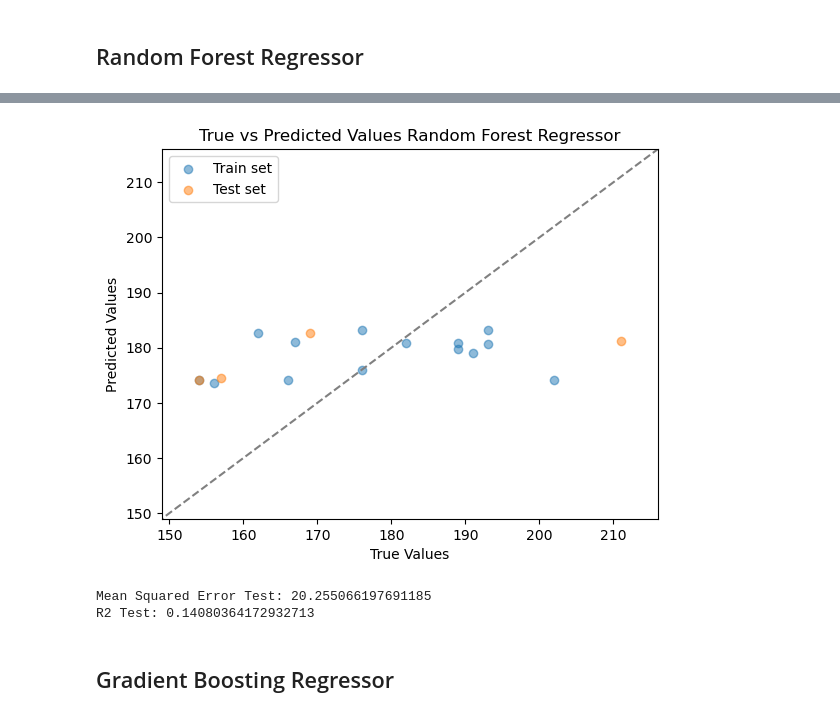
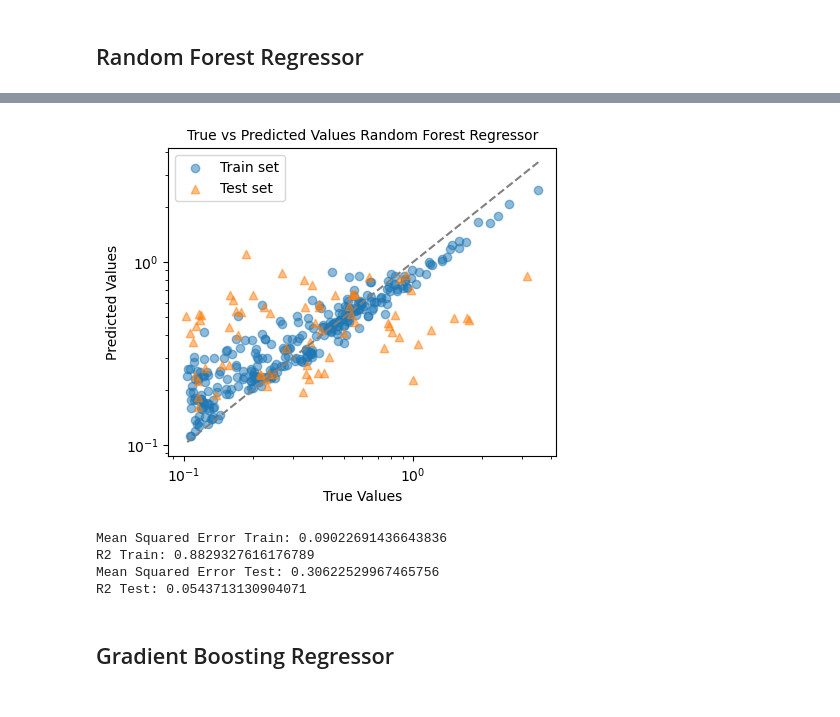
Before and after one commit to krisvals/FYS4155_Projects, a Jupyter notebook: Project3/Regression.ipynb, the cells around one changed output, grey strips where cells are left out. Cells and saved outputs as stored; diff of their text form; code cells hidden in the pictures.

```diff
--- a/Project3/Regression.ipynb
+++ b/Project3/Regression.ipynb
@@ -61,50 +84,78 @@ plt.show()
 # %%
 # Plotting the results
 def plot_true_vs_predicted(y_true, y_pred, set_name, label):
-    plt.scatter(y_true, y_pred, alpha=0.5, label=f'{label} set')
-    plt.title('True vs Predicted Values ' + f'{set_name}')
+    if str(label) == 'Train':
+        plt.scatter(y_true, y_pred, alpha=0.5, label=f'{label} set')
+    else:
+        plt.scatter(y_true, y_pred, alpha=0.5, label=f'{label} set', marker = '^')
+    plt.title('True vs Predicted Values ' + f'{set_name}', fontsize = 10)
     plt.xlabel('True Values')
     plt.ylabel('Predicted Values')
+    plt.xscale('log')
+    plt.yscale('log')
 
     # Plot a diagonal line where y_pred equals y_true
     line = np.linspace(min(min(y_true), min(y_pred)), max(max(y_true), max(y_pred)), 100)
     if str(label) == 'Train':
         plt.plot(line, line, color='grey', linestyle='--')
-    plt.xlim(min(min(y_true)-5, min(y_pred)-5), max(max(y_true)+5, max(y_pred)+5))
-    plt.ylim(min(min(y_true)-5, min(y_pred)-5), max(max(y_true)+5, max(y_pred)+5))
+    #plt.xlim(min(min(y_true)-0.1, min(y_pred)-0.1), max(max(y_true)+0.1, max(y_pred)+0.1))
+    #plt.ylim(min(min(y_true)-0.1, min(y_pred)-0.1), max(max(y_true)+0.1, max(y_pred)+0.1))
     plt.legend()
 # %% [markdown]
 ## Random Forest Regressor
 # %%
 def RFR(n_estimators, max_depth):
-
     model = RandomForestRegressor(random_state=1)
+    '''
+    Random forest regressor. Consists of a number of classifying decision trees.
+    Default parameters: n_estimators=100, *, criterion='squared_error', max_depth=None, min_samples_split=2, min_samples_leaf=1,
+    min_weight_fraction_leaf=0.0, max_features=1.0, max_leaf_nodes=None, min_impurity_decrease=0.0, bootstrap=True,
+    oob_score=False, n_jobs=None, random_state=None, verbose=0, warm_start=False, ccp_alpha=0.0, max_samples=None.
+    '''
+    n_features = 5
 
     # Grid-search
     search_space = {
-        "n_estimators": n_estimators,
-        "max_depth": max_depth,
-        "min_samples_split": [2, 5, 10],
-        "min_samples_leaf": [1, 2, 4]
+        "n_estimators": n_estimators, # Number of trees in the forest
+        "max_depth": max_depth, # Max depth of the tree
+        "min_samples_split": [2], # Min number of samples required to split an internal node
+        "min_samples_leaf": [1], # Min number of samples required to be at a leaf node
+        "max_features": ['log2'] # Number of features to consider when looking for the best split. Regresion: log2(n_features)
     }
 
-    GS = GridSearchCV(estimator=model,param_grid=search_space,scoring=["r2","neg_root_mean_squared_error"],
+    GridSearch = True
+    if GridSearch == True:
+        GS = GridSearchCV(estimator=model, param_grid=search_space, scoring=["r2","neg_root_mean_squared_error"],
                       refit="r2",cv=5,verbose=4)
-    GS.fit(X_train_scaled,y_train)
-    best_model = GS.best_estimator_
+        GS.fit(X_train,y_train)
+        best_model = GS.best_estimator_
+    else:
+        RS = RandomizedSearchCV(estimator=model, param_distributions=search_space, n_iter=100,
+                        scoring=["r2", "neg_root_mean_squared_error"], refit="r2", cv=5, verbose=4)
+        RS.fit(X_train,y_train)
+        best_model = RS.best_estimator_
+
+    print(best_model) #See which model was best
     y_pred_train = best_model.predict(X_train)
     y_pred_test = best_model.predict(X_test)
 
     # Plotting the results
+    fig = plt.figure(figsize=(5,4))
     plot_true_vs_predicted(y_train, y_pred_train, "Random Forest Regressor", label="Train")
     plot_true_vs_predicted(y_test, y_pred_test, "Random Forest Regressor", label="Test")
+    plt.savefig('RFR.pdf', format='pdf', bbox_inches="tight")
     plt.show()
 
     # Evaluate the model
-    mse = mean_absolute_error(y_test, y_pred_test)
-    r2 = r2_score(y_test, y_pred_test)
-    print(f'Mean Squared Error Test: {mse}')
-    print(f'R2 Test: {r2}')
+    mse_train = mean_absolute_error(y_train, y_pred_train)
+    r2_train = r2_score(y_train, y_pred_train)
+    print(f'Mean Squared Error Train: {mse_train}')
+    print(f'R2 Train: {r2_train}')
 
-RFR([50,100], [20,30])
+    mse_test = mean_absolute_error(y_test, y_pred_test)
+    r2_test = r2_score(y_test, y_pred_test)
+    print(f'Mean Squared Error Test: {mse_test}')
+    print(f'R2 Test: {r2_test}')
+
+RFR([80], [None])
 # %% [output]
@@ -128,6 +169,8 @@ Fitting 5 folds for each of 36 candidates, totalling 180 fits
-[figure, old version]
+[figure, new version]
-Mean Squared Error Test: 20.255066197691185
-R2 Test: 0.14080364172932713
+Mean Squared Error Train: 0.09022691436643836
+R2 Train: 0.8829327616176789
+Mean Squared Error Test: 0.30622529967465756
+R2 Test: 0.0543713130904071
 # %% [markdown]
 ## Gradient Boosting Regressor
 # %%
```
Also changed, not shown: parts of 6 cells of this notebook.
